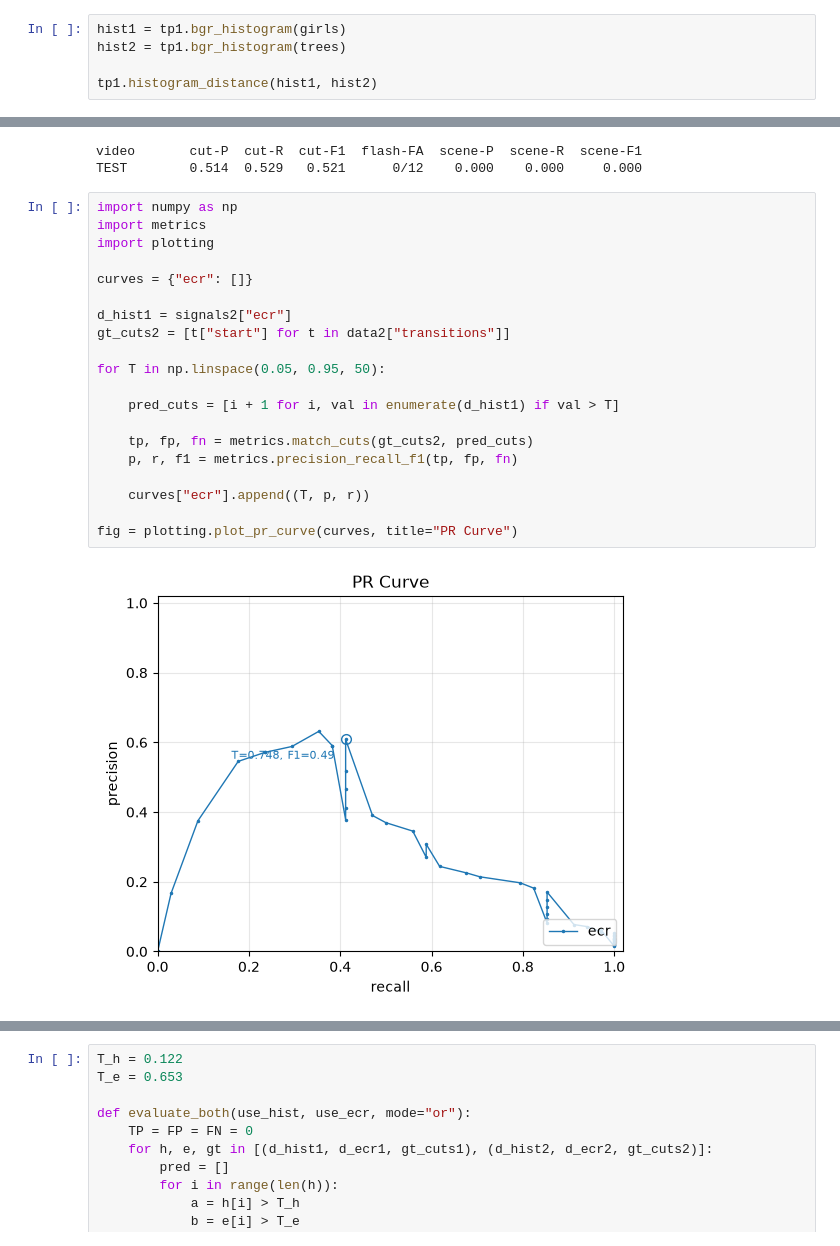
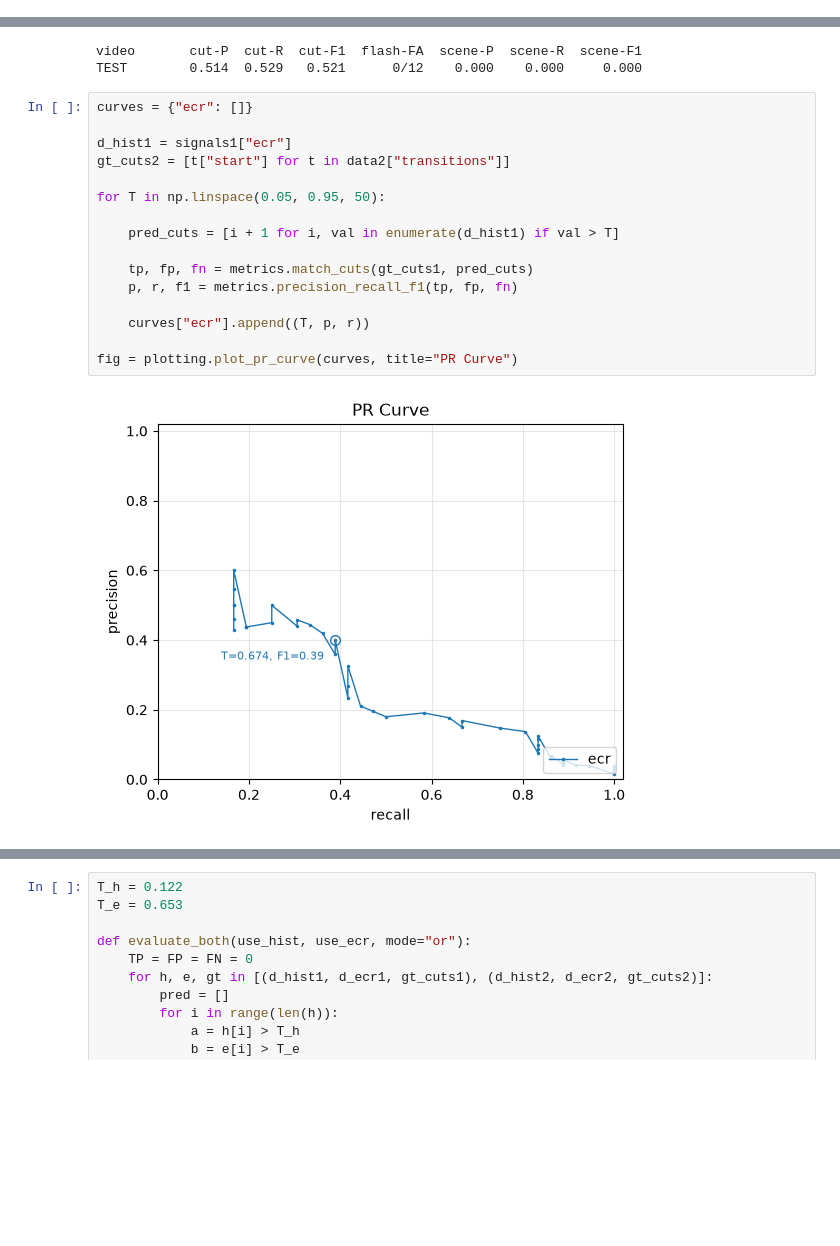
Before and after one commit to xisquinha/starter_code, a Jupyter notebook: 73287_73986/report.ipynb, the cells around one changed output, grey strips where cells are left out. Saved outputs shown, nothing was run; the diff lists cells and outputs as text; blank space fills up the shorter version.

```diff
--- a/73287_73986/report.ipynb
+++ b/73287_73986/report.ipynb
@@ -25,8 +29,3 @@ print(tp1.pixel_difference(girls_rot, girls))
 # %% [output]
 156.26565551757812
 131.7107391357422
-# %%
-hist1 = tp1.bgr_histogram(girls)
-hist2 = tp1.bgr_histogram(trees)
-
-tp1.histogram_distance(hist1, hist2)
@@ -144,24 +136,20 @@ metrics.print_table([("TEST", sum)])
 video       cut-P  cut-R  cut-F1  flash-FA  scene-P  scene-R  scene-F1
 TEST        0.514  0.529   0.521      0/12    0.000    0.000     0.000
 # %%
-import numpy as np
-import metrics
-import plotting
-
 curves = {"ecr": []}
 
-d_hist1 = signals2["ecr"]
+d_hist1 = signals1["ecr"]
 gt_cuts2 = [t["start"] for t in data2["transitions"]]
 
 for T in np.linspace(0.05, 0.95, 50):
 
     pred_cuts = [i + 1 for i, val in enumerate(d_hist1) if val > T]
 
-    tp, fp, fn = metrics.match_cuts(gt_cuts2, pred_cuts)
+    tp, fp, fn = metrics.match_cuts(gt_cuts1, pred_cuts)
     p, r, f1 = metrics.precision_recall_f1(tp, fp, fn)
 
     curves["ecr"].append((T, p, r))
 
 fig = plotting.plot_pr_curve(curves, title="PR Curve")
 # %% [output]
-[figure, old version]
+[figure, new version]
```
Also changed, not shown: parts of 27 cells of this notebook, 1 other file.
